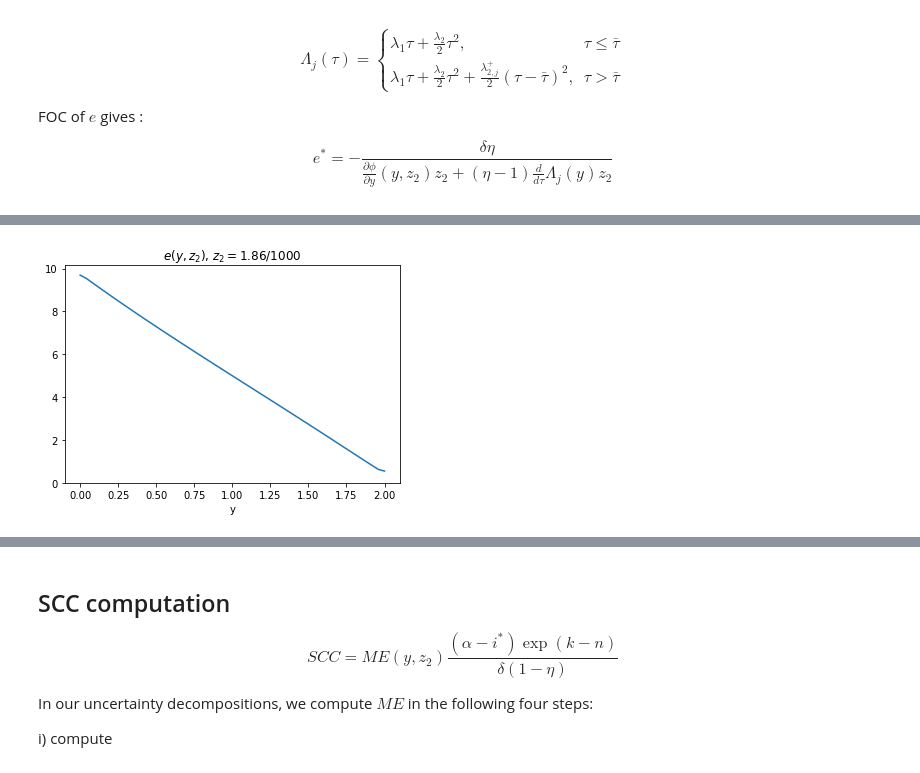
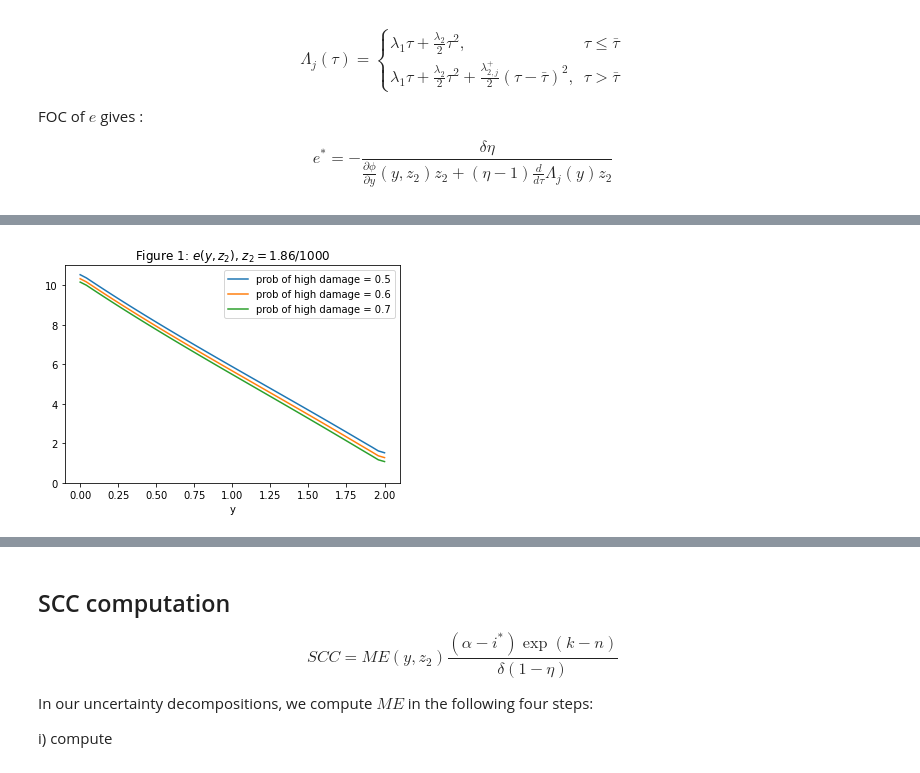
Before and after one commit to lphansen/ClimateUncertaintySpillover, a Jupyter notebook: notebook/BH_modified_dynamic_damage.ipynb, the cells around one changed output, grey strips where cells are left out. Cells and saved outputs as stored; diff of their text form; code cells hidden in the pictures.

Commit message:
added plots

```diff
--- a/notebook/BH_modified_dynamic_damage.ipynb
+++ b/notebook/BH_modified_dynamic_damage.ipynb
@@ -42,8 +43,11 @@ $$
 λ_1 = 1.7675/10000
 λ_2 = 0.0022*2
 λ_bar = 2.
-λ_2p_state = np.array([0., 0.0197*2, 0.3853*2])
+# Three damages
+# λ_2p_state = np.array([0., 0.0197*2, 0.3853*2])
 # λ_2p_prior = np.array([0.4875, 0.4875, 0.025])
+# Two damages
+λ_2p_state = np.array([0., 0.0197*2])
 
 # Capital and z parameters
 α_k = -0.043
@@ -130,11 +163,14 @@ Iteration 999: LHS Error: 6.710568307560782e-07; RHS Error 0.0001252461530117895
 # %%
-plt.plot(y_grid, e_grid[25])
+plt.plot(y_grid, e_grid_5[25], label='prob of high damage = 0.5')
+plt.plot(y_grid, e_grid_6[25], label='prob of high damage = 0.6')
+plt.plot(y_grid, e_grid_7[25], label='prob of high damage = 0.7')
 plt.xlabel('y')
-plt.title(r'$e(y, z_2)$, $z_2=1.86/1000$')
+plt.legend()
+plt.title(r'Figure 1: $e(y, z_2)$, $z_2=1.86/1000$')
 plt.ylim(0, None)
-plt.savefig('emission.pdf')
+plt.savefig('fig_1.pdf')
 # %% [output]
-[figure, old version]
+[figure, new version]
 # %%
 @njit
 def simulation(y_grid, z_grid, e_grid, yoz_start=290, z_loc=25, T=100):
```
Also changed, not shown: parts of 8 cells of this notebook, 3 other files.
